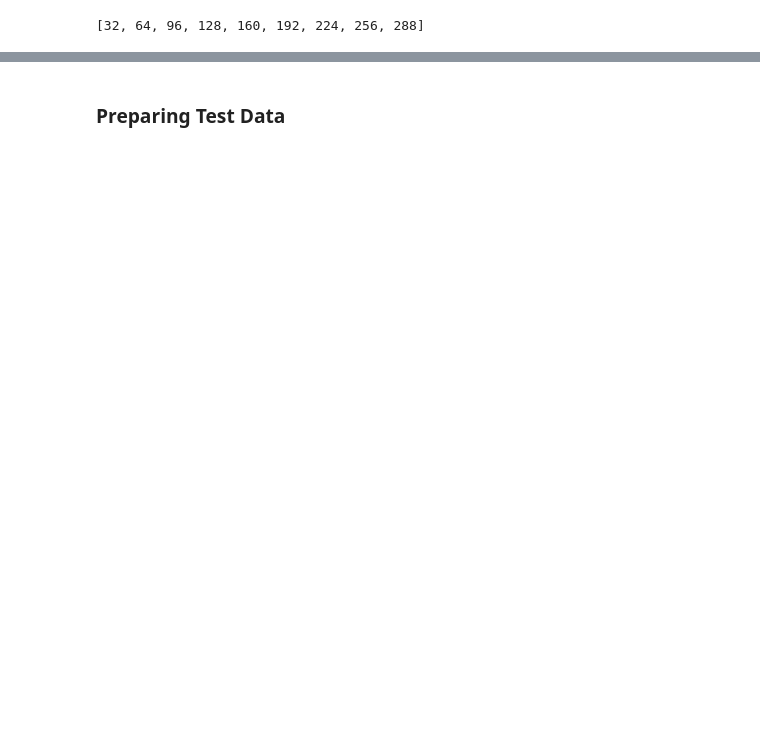
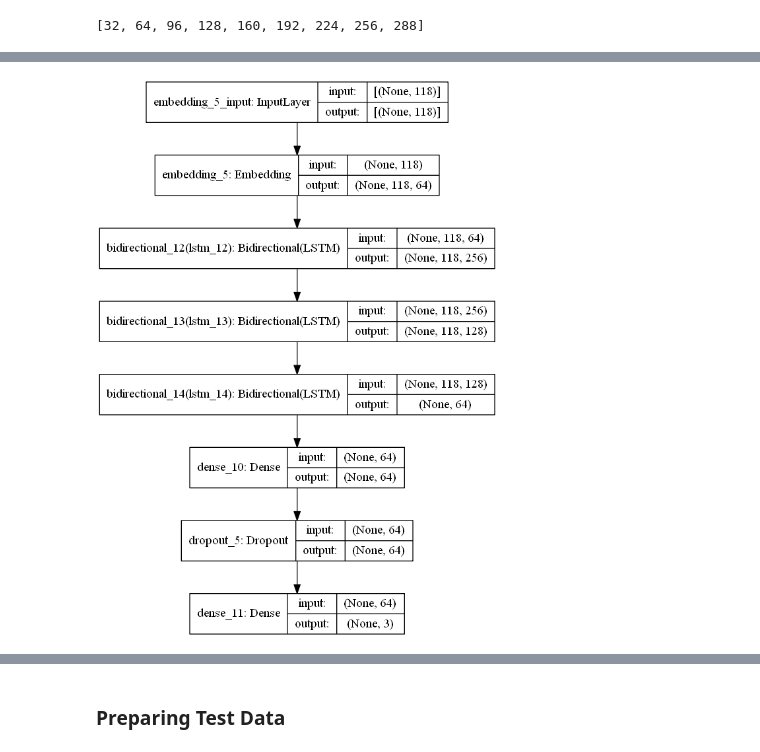
Before and after one commit to franklinhytw/NCCU_DL2021, a Jupyter notebook: Homework-4/HW4.ipynb, the cells around one changed output, grey strips where cells are left out. Drawn from its saved outputs; the diff is of its cells as text; code cells hidden in the pictures; blank space fills up the shorter version.

```diff
--- a/Homework-4/HW4.ipynb
+++ b/Homework-4/HW4.ipynb
@@ -235 +221,16 @@ model = tf.keras.Sequential([
+# %%
+# Model 1
+model = tf.keras.Sequential([
+    Embedding(vocab_size, embedding_dim, input_length=maxlength),
+    Bidirectional(LSTM(128,  return_sequences=True)),
+    Bidirectional(LSTM(64,  return_sequences=True)),
+    Bidirectional(LSTM(32)),
+    Dense(64, activation='relu'),
+    Dropout(0.5),
+    Dense(3, activation='softmax')
+])
+
+plot_model(model, to_file="image/base_model.png", show_shapes=True)
+# %% [output]
+[figure, added]
 # %%
```
Also changed, not shown: parts of 41 cells of this notebook, 12 other files.
